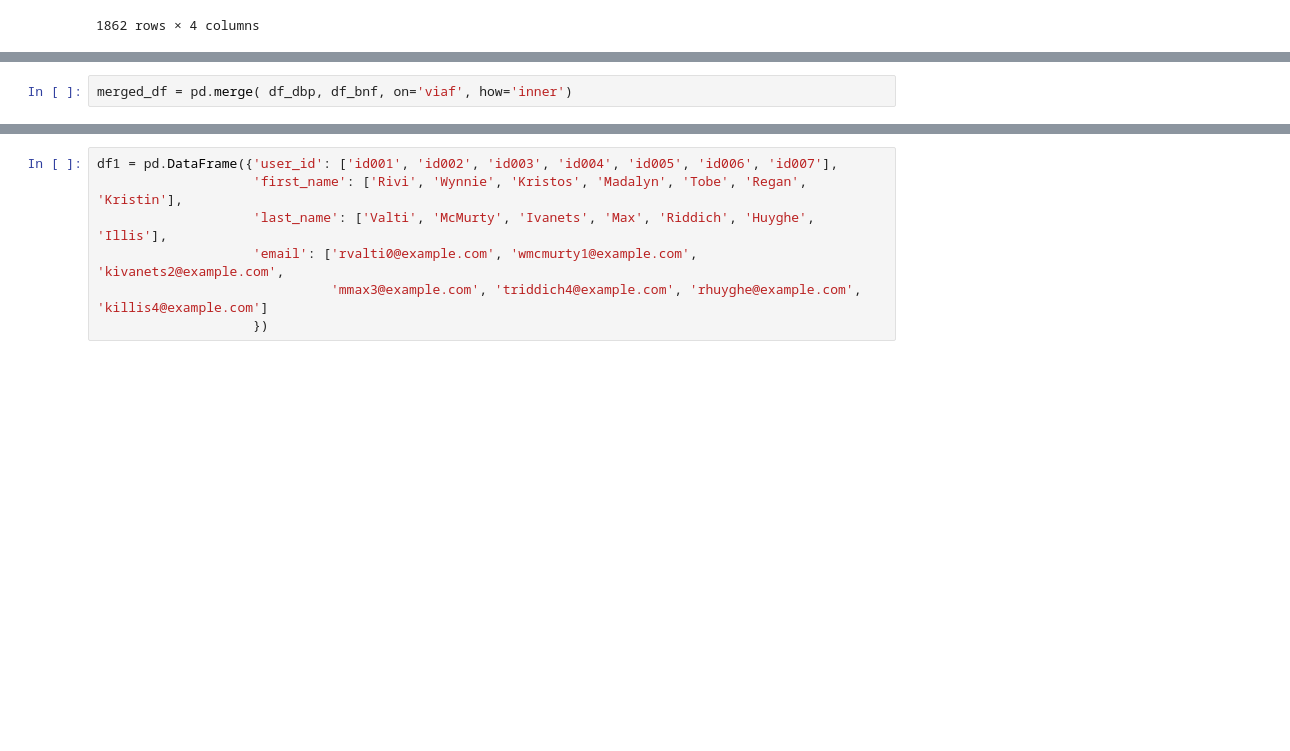
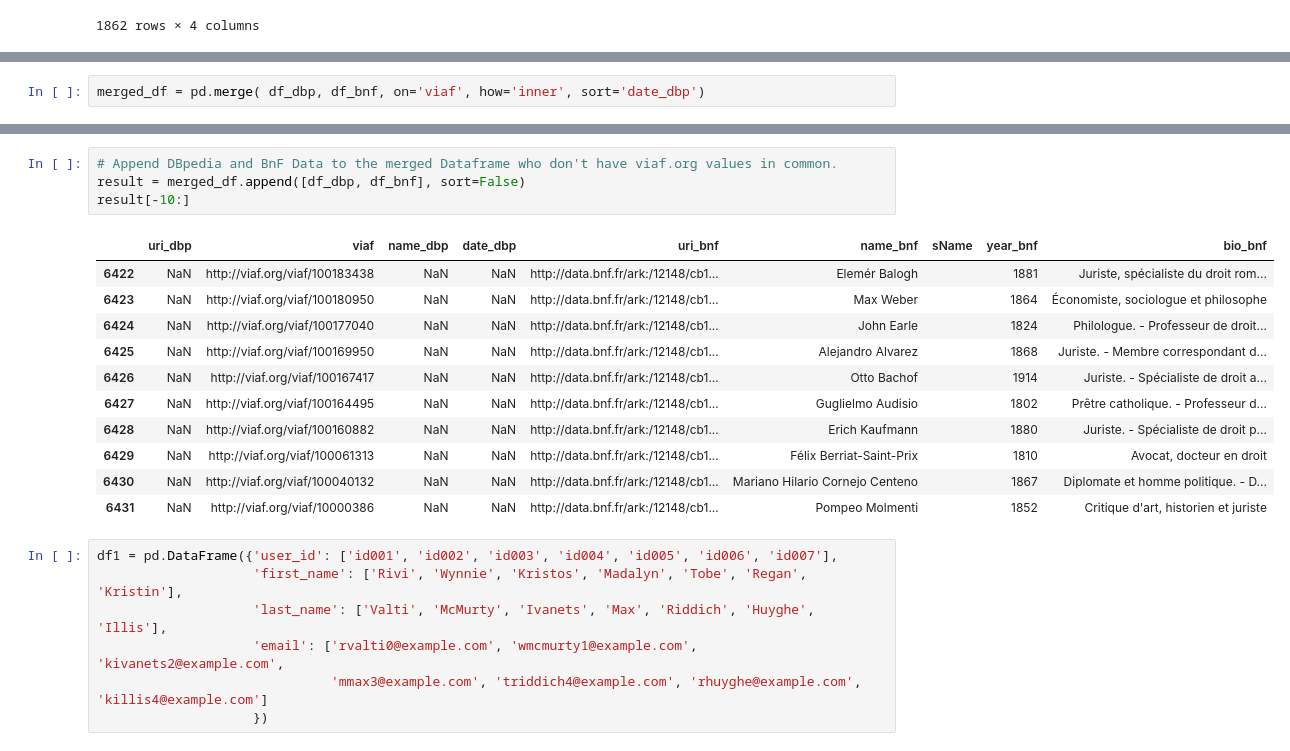
Before and after one commit to Semantic-Data-for-Humanities/Economists_Jurists, a Jupyter notebook: Notebooks/notebooks_FB/DBpedia_BnF_Data_URI.ipynb, the cells around one changed output, grey strips where cells are left out. Cells and saved outputs as stored; diff of their text form; blank space fills up the shorter version.

Commit message:
Append  DBpedia/ BnF Data without viaf in common
Append DBpedia and BnF Data to the merged Dataframe without viaf.org values in common.(cell 78)

```diff
--- a/Notebooks/notebooks_FB/DBpedia_BnF_Data_URI.ipynb
+++ b/Notebooks/notebooks_FB/DBpedia_BnF_Data_URI.ipynb
@@ -394,2 +396,2 @@ df_dbp.to_sql('df_dbp', con=engine)
 # %%
-merged_df = pd.merge( df_dbp, df_bnf, on='viaf', how='inner')
+merged_df = pd.merge( df_dbp, df_bnf, on='viaf', how='inner', sort='date_dbp')
@@ -439,3 +422,19 @@ merged_df[-40:]
+# %%
+# Append DBpedia and BnF Data to the merged Dataframe who don't have viaf.org values in common.
+result = merged_df.append([df_dbp, df_bnf], sort=False)
+result[-10:]
+# %% [output]
+|  | uri_dbp | viaf | name_dbp | date_dbp | uri_bnf | name_bnf | sName | year_bnf | bio_bnf |
+| 6422 | NaN | http://viaf.org/viaf/100183438 | NaN | NaN | http://data.bnf.fr/ark:/12148/cb1... | Elemér Balogh |  | 1881 | Juriste, spécialiste du droit rom... |
+| 6423 | NaN | http://viaf.org/viaf/100180950 | NaN | NaN | http://data.bnf.fr/ark:/12148/cb1... | Max Weber |  | 1864 | Économiste, sociologue et philosophe |
+| 6424 | NaN | http://viaf.org/viaf/100177040 | NaN | NaN | http://data.bnf.fr/ark:/12148/cb1... | John Earle |  | 1824 | Philologue. - Professeur de droit... |
+| 6425 | NaN | http://viaf.org/viaf/100169950 | NaN | NaN | http://data.bnf.fr/ark:/12148/cb1... | Alejandro Alvarez |  | 1868 | Juriste. - Membre correspondant d... |
+| 6426 | NaN | http://viaf.org/viaf/100167417 | NaN | NaN | http://data.bnf.fr/ark:/12148/cb1... | Otto Bachof |  | 1914 | Juriste. - Spécialiste de droit a... |
+| 6427 | NaN | http://viaf.org/viaf/100164495 | NaN | NaN | http://data.bnf.fr/ark:/12148/cb1... | Guglielmo Audisio |  | 1802 | Prêtre catholique. - Professeur d... |
+| 6428 | NaN | http://viaf.org/viaf/100160882 | NaN | NaN | http://data.bnf.fr/ark:/12148/cb1... | Erich Kaufmann |  | 1880 | Juriste. - Spécialiste de droit p... |
+| 6429 | NaN | http://viaf.org/viaf/100061313 | NaN | NaN | http://data.bnf.fr/ark:/12148/cb1... | Félix Berriat-Saint-Prix |  | 1810 | Avocat, docteur en droit |
+| 6430 | NaN | http://viaf.org/viaf/100040132 | NaN | NaN | http://data.bnf.fr/ark:/12148/cb1... | Mariano Hilario Cornejo Centeno |  | 1867 | Diplomate et homme politique. - D... |
+| 6431 | NaN | http://viaf.org/viaf/10000386 | NaN | NaN | http://data.bnf.fr/ark:/12148/cb1... | Pompeo Molmenti |  | 1852 | Critique d'art, historien et juriste |
 # %%
 df1 = pd.DataFrame({'user_id': ['id001', 'id002', 'id003', 'id004', 'id005', 'id006', 'id007'],
                     'first_name': ['Rivi', 'Wynnie', 'Kristos', 'Madalyn', 'Tobe', 'Regan', 'Kristin'],
```
Also changed, not shown: parts of 7 cells of this notebook.
